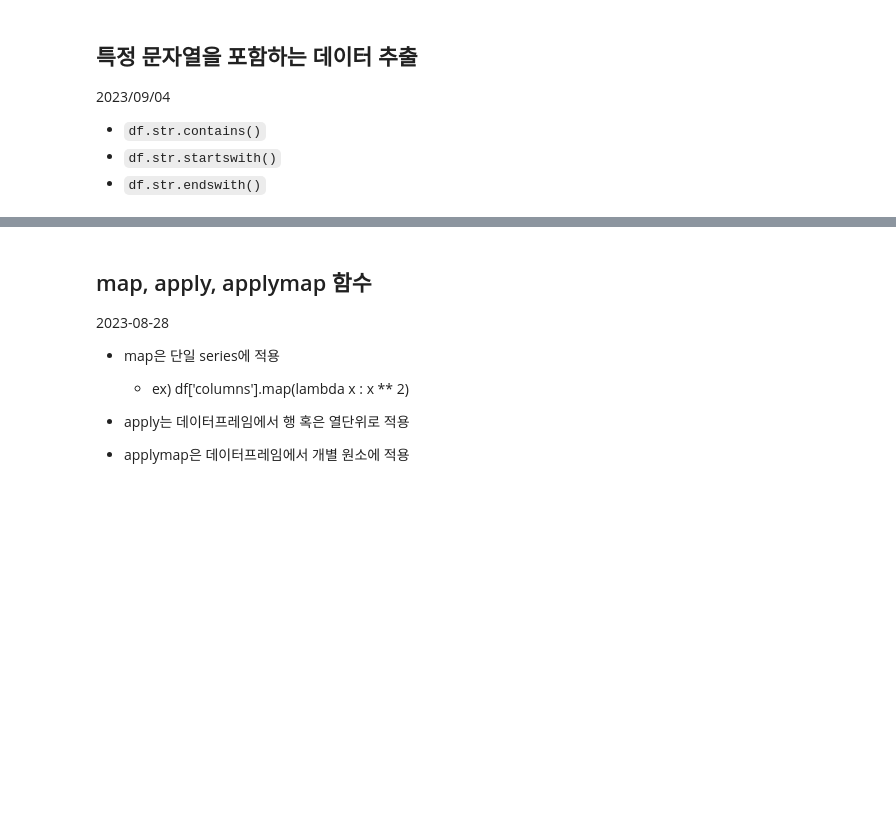
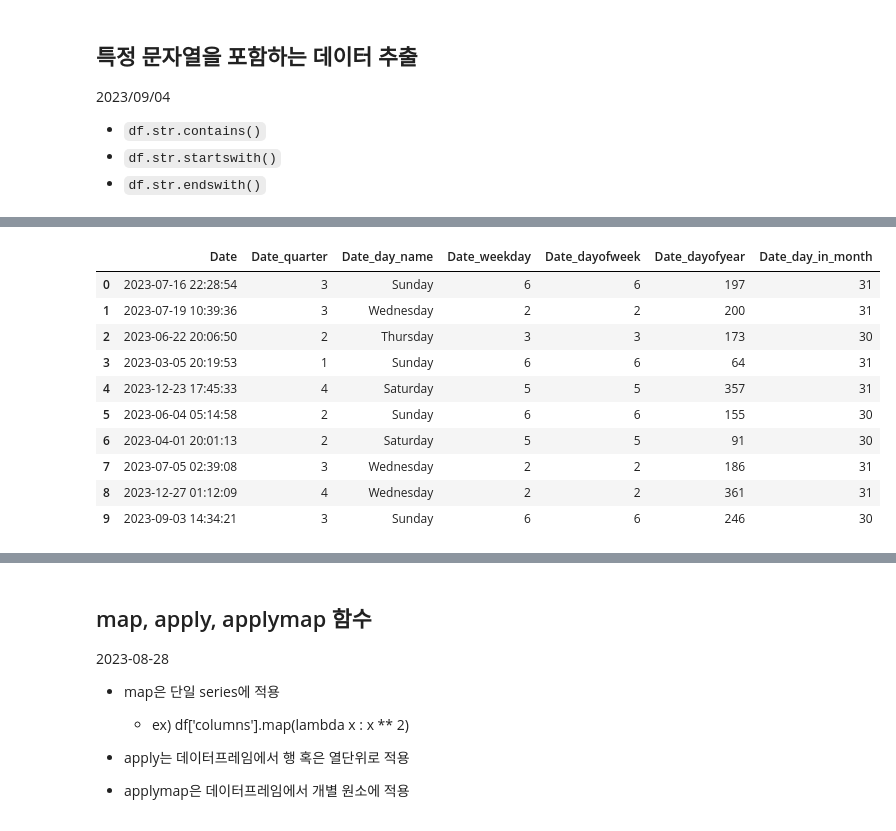
Before and after one commit to psw109/python_dictionary, a Jupyter notebook: 사전.ipynb, the cells around one changed output, grey strips where cells are left out. Cells and saved outputs as stored; diff of their text form; code cells hidden in the pictures; blank space fills up the shorter version.

```diff
--- a/사전.ipynb
+++ b/사전.ipynb
@@ -643,0 +708,6 @@ df.select_dtypes(exclude = 'object')
+# %%
+random.seed(2023)
+start_date = datetime(2023,1,1)
+date_series = [start_date + timedelta(days=random.randint(0, 365), hours=random.randint(0, 23), minutes=random.randint(0, 59), seconds=random.randint(0, 59)) for x in range(10)]
+date_df2 = pd.DataFrame({'Date' : date_series})
+date_df2
@@ -643,0 +726,20 @@ df.select_dtypes(exclude = 'object')
+# %%
+date_df2['Date_quarter'] = date_df2['Date'].dt.quarter
+date_df2['Date_day_name'] = date_df2['Date'].dt.day_name()
+date_df2['Date_weekday'] = date_df2['Date'].dt.weekday
+date_df2['Date_dayofweek'] = date_df2['Date'].dt.dayofweek
+date_df2['Date_dayofyear'] = date_df2['Date'].dt.dayofyear
+date_df2['Date_day_in_month'] = date_df2['Date'].dt.days_in_month
+date_df2
+# %% [output]
+|  | Date | Date_quarter | Date_day_name | Date_weekday | Date_dayofweek | Date_dayofyear | Date_day_in_month |
+| 0 | 2023-07-16 22:28:54 | 3 | Sunday | 6 | 6 | 197 | 31 |
+| 1 | 2023-07-19 10:39:36 | 3 | Wednesday | 2 | 2 | 200 | 31 |
+| 2 | 2023-06-22 20:06:50 | 2 | Thursday | 3 | 3 | 173 | 30 |
+| 3 | 2023-03-05 20:19:53 | 1 | Sunday | 6 | 6 | 64 | 31 |
+| 4 | 2023-12-23 17:45:33 | 4 | Saturday | 5 | 5 | 357 | 31 |
+| 5 | 2023-06-04 05:14:58 | 2 | Sunday | 6 | 6 | 155 | 30 |
+| 6 | 2023-04-01 20:01:13 | 2 | Saturday | 5 | 5 | 91 | 30 |
+| 7 | 2023-07-05 02:39:08 | 3 | Wednesday | 2 | 2 | 186 | 31 |
+| 8 | 2023-12-27 01:12:09 | 4 | Wednesday | 2 | 2 | 361 | 31 |
+| 9 | 2023-09-03 14:34:21 | 3 | Sunday | 6 | 6 | 246 | 30 |
```
Also changed, not shown: parts of 21 cells of this notebook.
